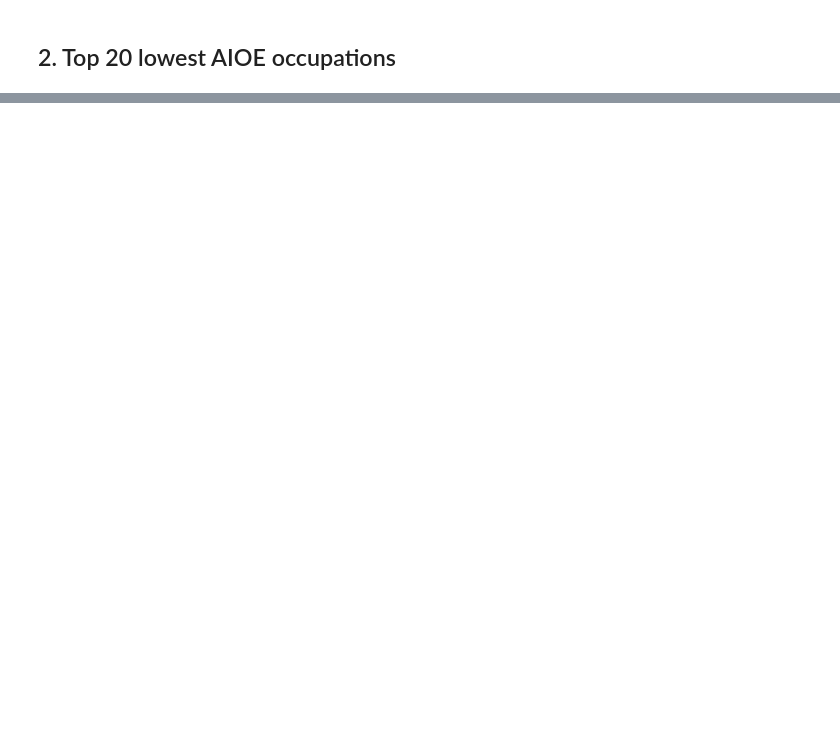
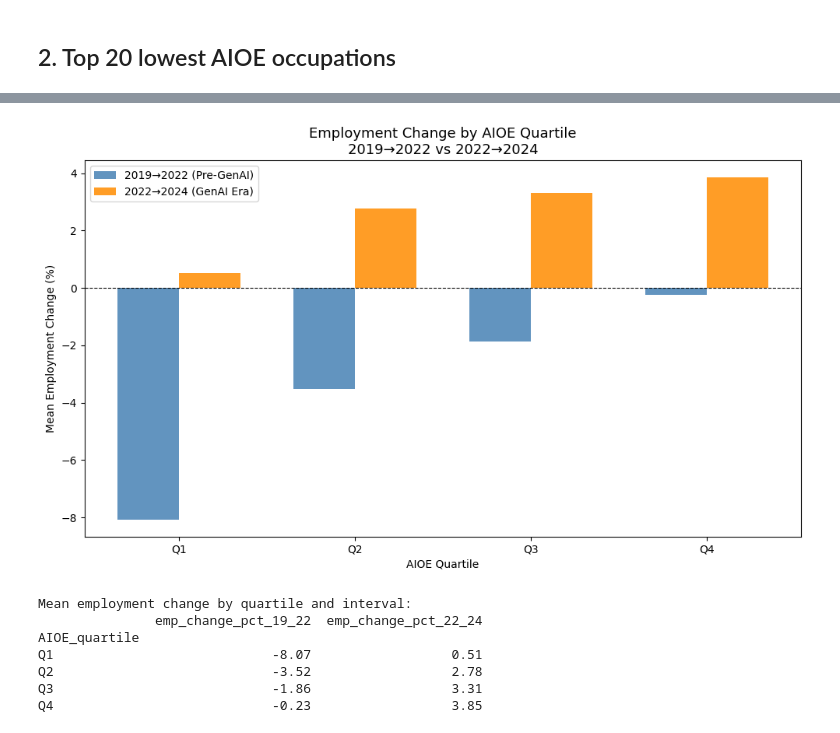
Before and after one commit to axtex/255-AI, a Jupyter notebook: notebooks/05_cross_dataset_EDA.ipynb, the cells around one changed output, grey strips where cells are left out. Drawn from its saved outputs; the diff is of its cells as text; code cells hidden in the pictures; blank space fills up the shorter version.

```diff
--- a/notebooks/05_cross_dataset_EDA.ipynb
+++ b/notebooks/05_cross_dataset_EDA.ipynb
@@ -239,0 +243,39 @@ Top 20 Lowest AIOE
+# %%
+# ── Two-interval employment change comparison by quartile ────────
+intervals = df_q.groupby('AIOE_quartile')[
+       ['emp_change_pct_19_22', 'emp_change_pct_22_24']
+].mean()
+
+fig, ax = plt.subplots(figsize=(10, 6))
+x = np.arange(len(intervals))
+width = 0.35
+
+ax.bar(x - width/2, intervals['emp_change_pct_19_22'],
+       width, label='2019→2022 (Pre-GenAI)',
+       color='steelblue', alpha=0.85)
+ax.bar(x + width/2, intervals['emp_change_pct_22_24'],
+       width, label='2022→2024 (GenAI Era)',
+       color='darkorange', alpha=0.85)
+
+ax.axhline(0, color='black', linewidth=0.8, linestyle='--')
+ax.set_title('Employment Change by AIOE Quartile\n'
+             '2019→2022 vs 2022→2024', fontsize=13)
+ax.set_xlabel('AIOE Quartile')
+ax.set_ylabel('Mean Employment Change (%)')
+ax.set_xticks(x)
+ax.set_xticklabels(intervals.index)
+ax.legend()
+plt.tight_layout()
+plt.show()
+
+print("\nMean employment change by quartile and interval:")
+print(intervals.round(2).to_string())
+# %% [output]
+[figure, added]
+Mean employment change by quartile and interval:
+               emp_change_pct_19_22  emp_change_pct_22_24
+AIOE_quartile
+Q1                            -8.07                  0.51
+Q2                            -3.52                  2.78
+Q3                            -1.86                  3.31
+Q4                            -0.23                  3.85
```
Also changed, not shown: parts of 11 cells of this notebook, 3 other files.
